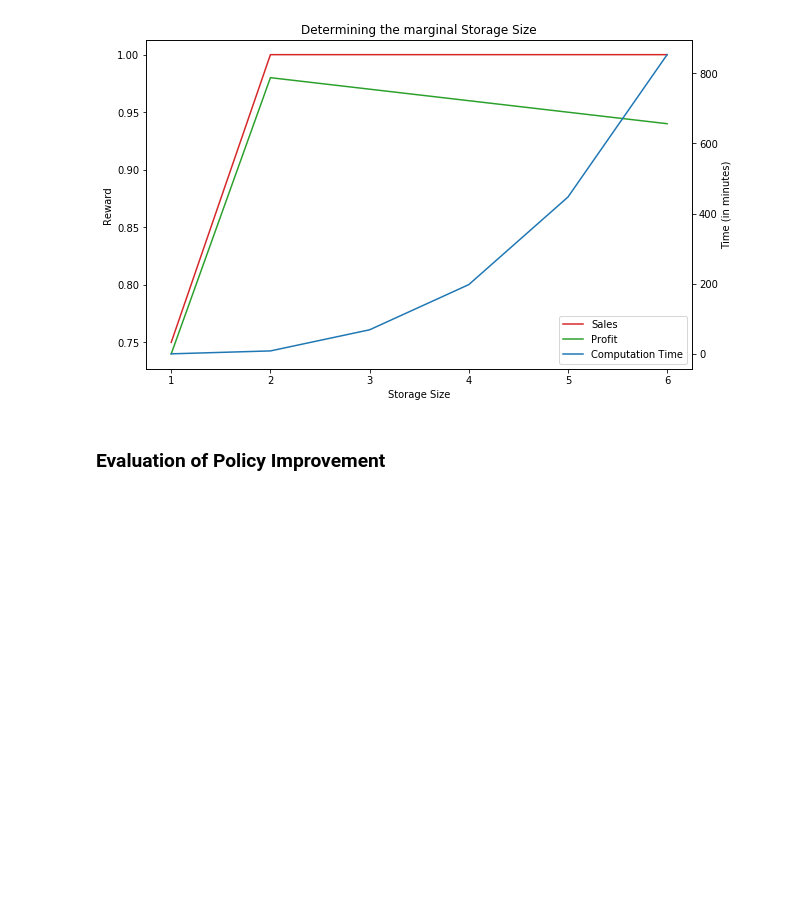
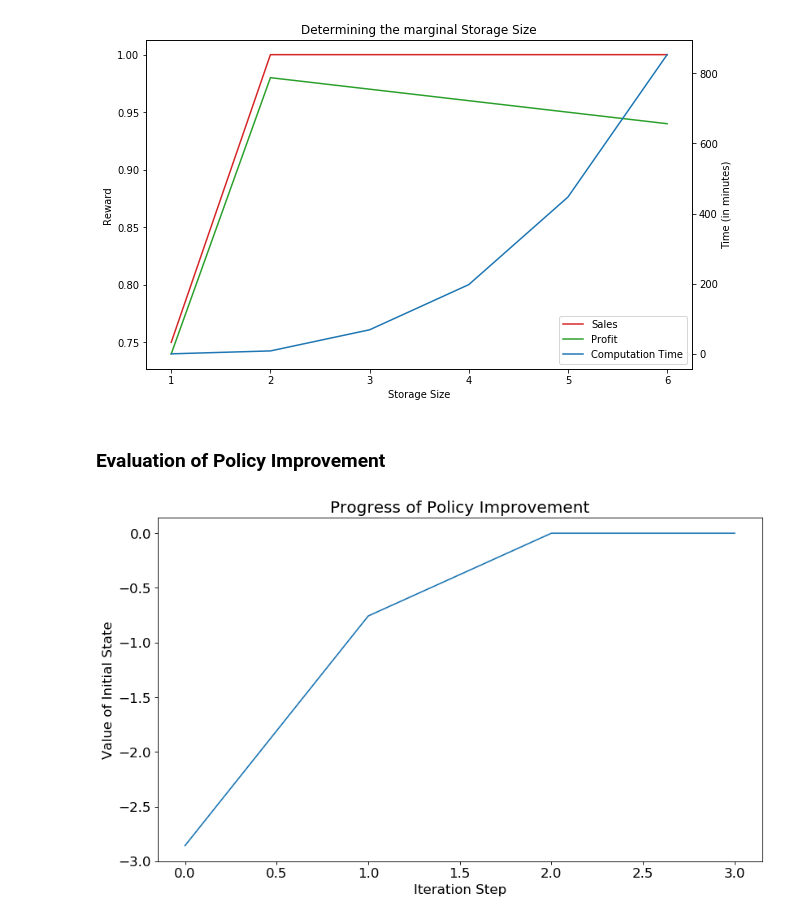
Before and after one commit to jonasjostmann/ddm-policy-iteration, a Jupyter notebook: experiments.ipynb, the cells around one changed output. Saved outputs shown, nothing was run; the diff lists cells and outputs as text; code cells hidden in the pictures; blank space fills up the shorter version.

```diff
--- a/experiments.ipynb
+++ b/experiments.ipynb
@@ -330,0 +329,17 @@ plt.show()
+# %%
+values = [-2.857142857142857, -0.7571428571428576, -0.0, -0.0]
+iters = [0, 1, 2, 3]
+calc_time = [62.46535916500001, 60.70304700800001, 63.60270387599999, 63.431836678999986]
+impr_time = [0, 2.038371939000001, 2.144382479000001, 2.1291375139999786]
+
+file_name = "ImprPlot_Time_4_PULL_10_PUSH_10_EFF_07_Prob_05_MAX_ENG_2_1"
+plt.figure(num=None, figsize=(12, 7), dpi=80, facecolor='w', edgecolor='k')
+plt.plot(iters, values)
+plt.xlabel("Iteration Step")
+plt.ylabel("Value of Initial State")
+plt.title("Progress of Policy Improvement")
+plt.rcParams.update({'font.size': 15})
+plt.savefig('results/'+ file_name +'.png')
+plt.show()
+# %% [output]
+[figure, added]
```
Also changed, not shown: parts of 2 cells of this notebook, 1 other file.
